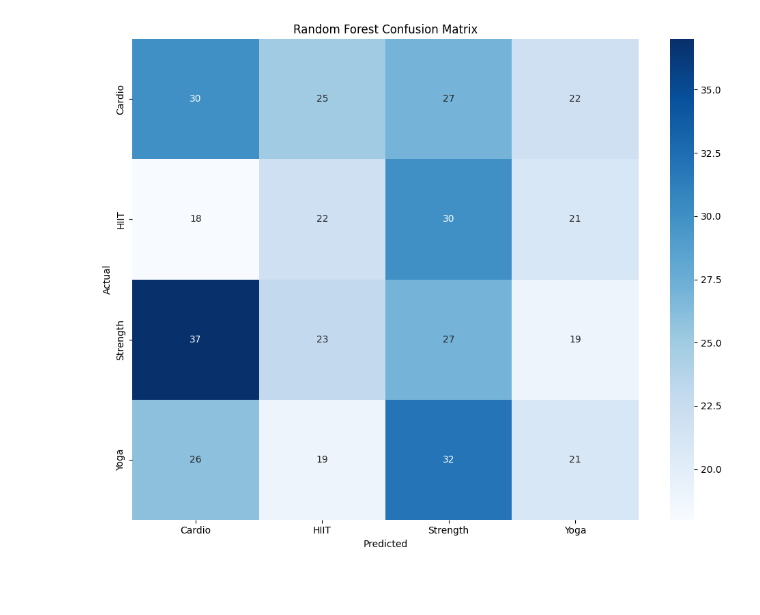
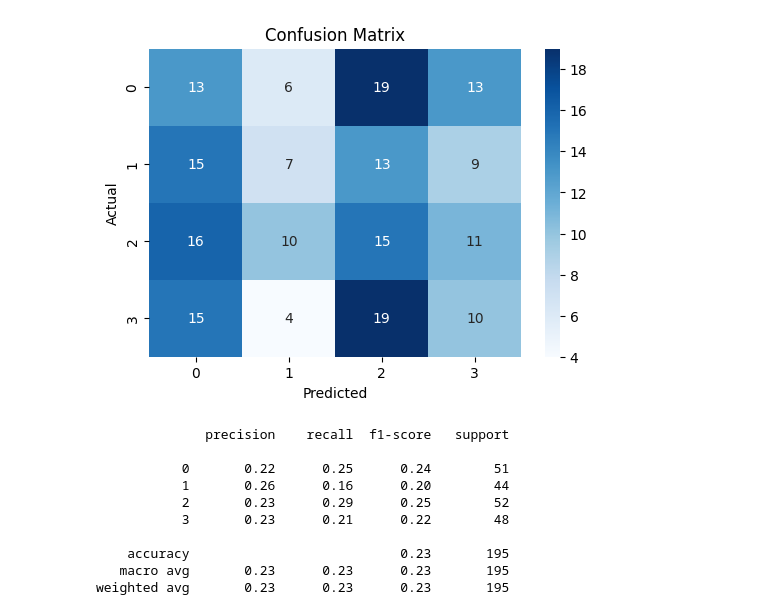
Before and after one commit to onurercen/workout_prediction_app, a Jupyter notebook: random_forest_workout_type.ipynb, the cells around one changed output. Drawn from its saved outputs; the diff is of its cells as text; code cells hidden in the pictures; blank space fills up the shorter version.

```diff
--- a/random_forest_workout_type.ipynb
+++ b/random_forest_workout_type.ipynb
@@ -70 +49,10 @@ X = X.drop('Workout_Code', axis=1)
+# %%
+#FEATURE ENGINEERING
+
+df["HR_per_minute"] = df["Avg_BPM"] / df["Session_Duration (hours)"]
+df["Calories_per_kg"] = df["Calories_Burned"] / df["Weight (kg)"]
+df["HRR"] = df["Max_BPM"] - df["Resting_BPM"]
+# Label Encoding
+le = LabelEncoder()
+df["Workout_Type"] = le.fit_transform(df["Workout_Type"])
 # %%
@@ -137,0 +88,18 @@ weighted avg       0.25      0.25      0.25       399
+# %%
+param_grid = {
+    "n_estimators": [100, 200],
+    "max_depth": [None, 10, 20],
+    "min_samples_split": [2, 5]
+}
+grid = GridSearchCV(
+    RandomForestClassifier(random_state=42),
+    param_grid,
+    cv=5,
+    n_jobs=-1
+)
+
+grid.fit(X_train, y_train)
+best_model = grid.best_estimator_
+
+print("Best Parameters:", grid.best_params_)
+#GRID SEARCH FOR HYPERPARAMETER TUNING
@@ -169,14 +120,25 @@ EN ÖNEMLİ FEATURE'LAR
 # %%
-# Confusion Matrix
-plt.figure(figsize=(10, 8))
+#CONFUSION MATRIX AND CLASSIFICATION REPORT
+y_pred = best_model.predict(X_test)
+
 cm = confusion_matrix(y_test, y_pred)
-sns.heatmap(cm, annot=True, fmt='d', cmap='Blues',
-            xticklabels=le_workout.classes_,
-            yticklabels=le_workout.classes_)
-plt.title("Random Forest Confusion Matrix")
+
+plt.figure(figsize=(6,4))
+sns.heatmap(cm, annot=True, fmt="d", cmap="Blues")
+plt.title("Confusion Matrix")
 plt.xlabel("Predicted")
 plt.ylabel("Actual")
-plt.tight_layout()
 plt.show()
+print(classification_report(y_test, y_pred))
 # %% [output]
-[figure, old version]
+[figure, new version]
+              precision    recall  f1-score   support
+
+           0       0.22      0.25      0.24        51
+           1       0.26      0.16      0.20        44
+           2       0.23      0.29      0.25        52
+           3       0.23      0.21      0.22        48
+
+    accuracy                           0.23       195
+   macro avg       0.23      0.23      0.23       195
+weighted avg       0.23      0.23      0.23       195
```
Also changed, not shown: parts of 26 cells of this notebook, 1 other file.
